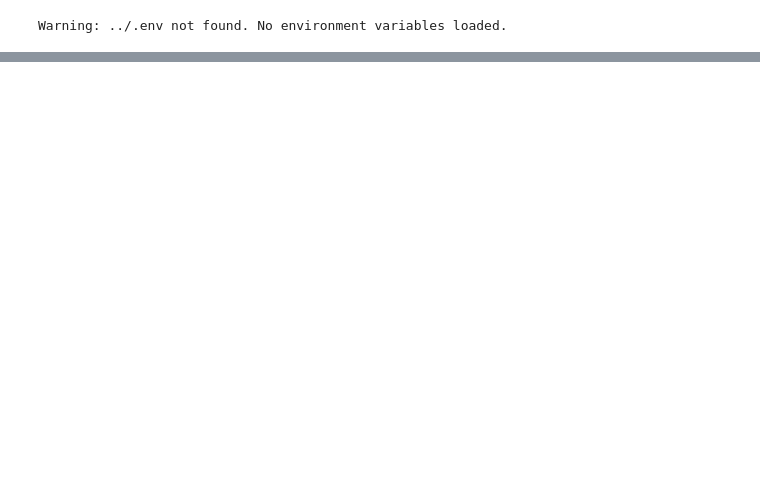
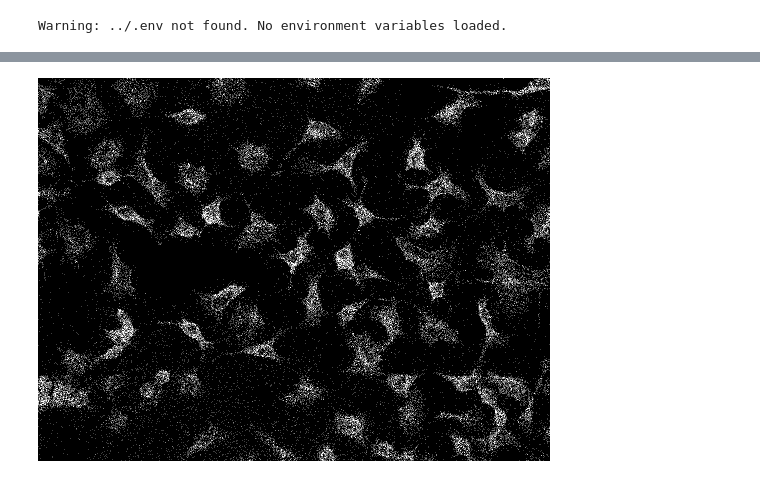
Before and after one commit to xueerchen1990/gemini-cellpose-agent, a Jupyter notebook: notebooks/demo.ipynb, the cells around one changed output, grey strips where cells are left out. Cells and saved outputs as stored; diff of their text form; code cells hidden in the pictures; blank space fills up the shorter version.

```diff
--- a/notebooks/demo.ipynb
+++ b/notebooks/demo.ipynb
@@ -121,0 +136,4 @@ Here is the output:
+# %%
+PIL.Image.open('./img0.png')
+# %% [output]
+[figure, added]
```
Also changed, not shown: parts of 14 cells of this notebook.
